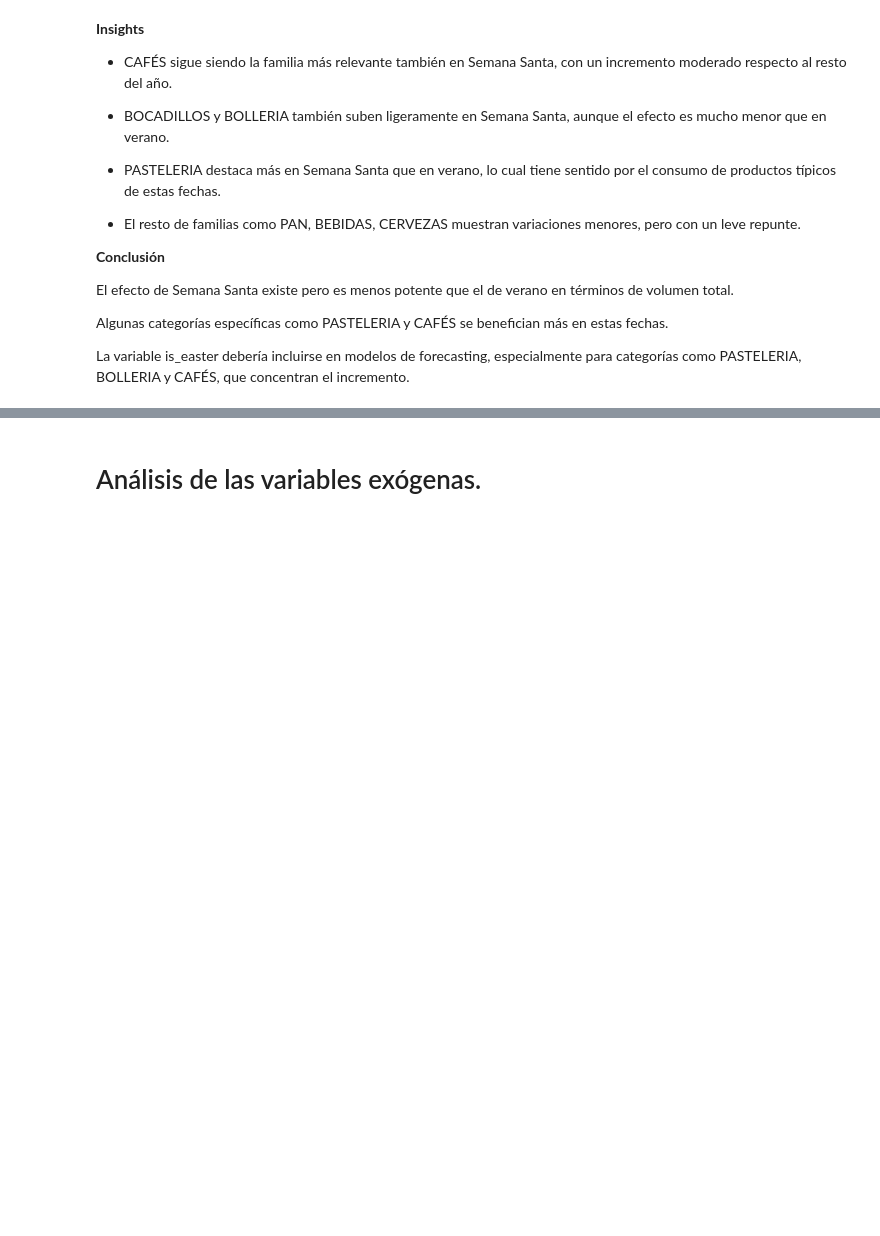
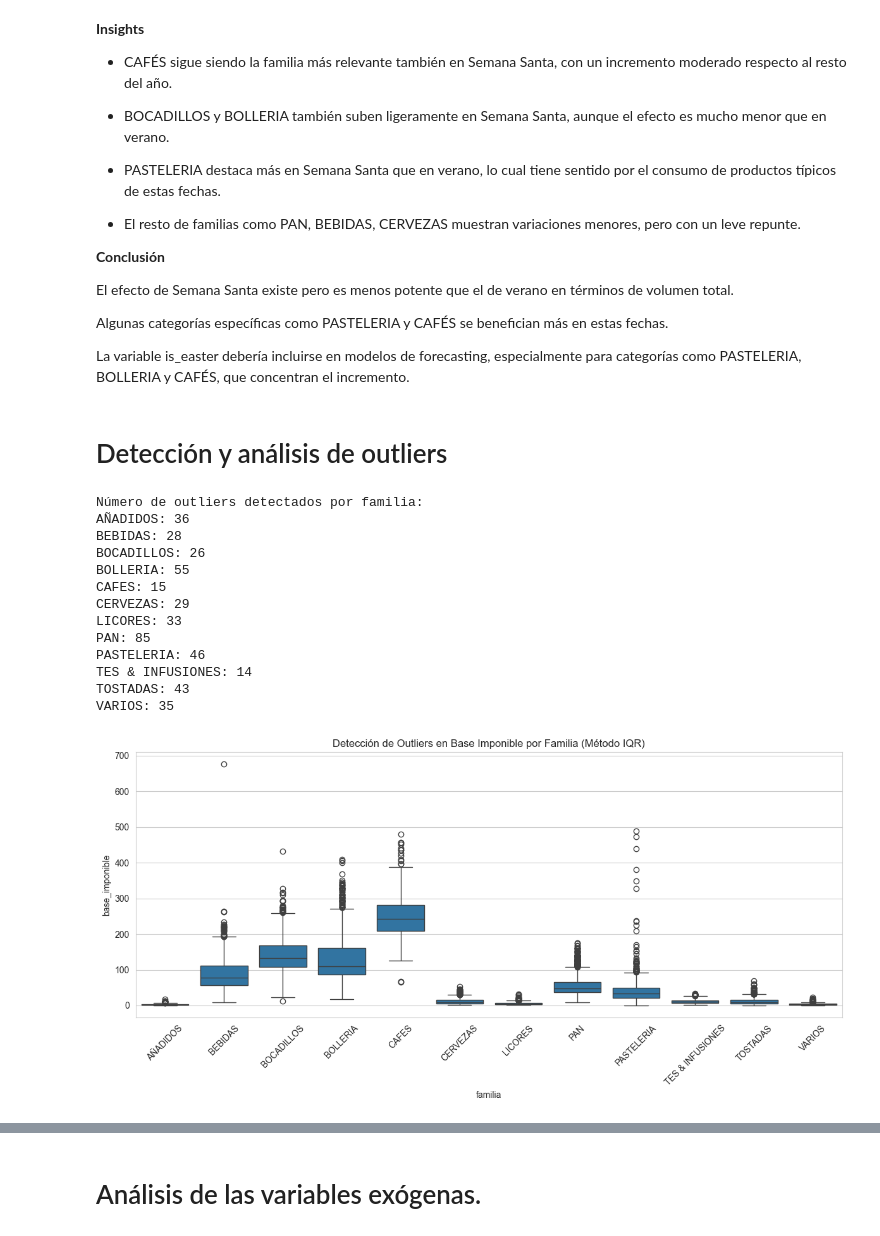
Before and after one commit to joquifer2/mlops_fleca_project, a Jupyter notebook: notebooks/v2_Eda.ipynb, the cells around one changed output, grey strips where cells are left out. Cells and saved outputs as stored; diff of their text form; code cells hidden in the pictures; blank space fills up the shorter version.

```diff
--- a/notebooks/v2_Eda.ipynb
+++ b/notebooks/v2_Eda.ipynb
@@ -408,3 +408,60 @@ El efecto de Semana Santa existe pero es menos potente que el de verano en térm
 Algunas categorías específicas como PASTELERIA y CAFÉS se benefician más en estas fechas.
 
 La variable is_easter debería incluirse en modelos de forecasting, especialmente para categorías como PASTELERIA, BOLLERIA y CAFÉS, que concentran el incremento.
+# %% [markdown]
+# Detección y análisis de outliers
+# %%
+import pandas as pd
+import seaborn as sns
+import matplotlib.pyplot as plt
+
+# Trabajamos sobre el df diario
+df_diario = dfs['df_diario'].copy()
+df_diario = df_diario[df_diario['familia'] != 'cerrado']
+
+# Definimos función de detección de outliers usando IQR
+def detectar_outliers_iqr(df, columna, familia_col='familia'):
+    outliers_dict = {}
+    for familia in df[familia_col].unique():
+        df_fam = df[df[familia_col] == familia]
+        Q1 = df_fam[columna].quantile(0.25)
+        Q3 = df_fam[columna].quantile(0.75)
+        IQR = Q3 - Q1
+        lower_bound = Q1 - 1.5 * IQR
+        upper_bound = Q3 + 1.5 * IQR
+
+        outliers = df_fam[(df_fam[columna] < lower_bound) | (df_fam[columna] > upper_bound)]
+        outliers_dict[familia] = len(outliers)
+
+    return outliers_dict
+
+# Detectamos outliers en base_imponible por familia
+outliers_por_familia = detectar_outliers_iqr(df_diario, 'base_imponible')
+
+# Visualizamos resumen
+print("Número de outliers detectados por familia:")
+for familia, count in outliers_por_familia.items():
+    print(f"{familia}: {count}")
+
+# Visualización con boxplots
+plt.figure(figsize=(12,6))
+sns.boxplot(data=df_diario, x='familia', y='base_imponible')
+plt.xticks(rotation=45)
+plt.title('Detección de Outliers en Base Imponible por Familia (Método IQR)')
+plt.tight_layout()
+plt.show()
+# %% [output]
+Número de outliers detectados por familia:
+AÑADIDOS: 36
+BEBIDAS: 28
+BOCADILLOS: 26
+BOLLERIA: 55
+CAFES: 15
+CERVEZAS: 29
+LICORES: 33
+PAN: 85
+PASTELERIA: 46
+TES & INFUSIONES: 14
+TOSTADAS: 43
+VARIOS: 35
+[figure, added]
```
Also changed, not shown: parts of 9 cells of this notebook.
